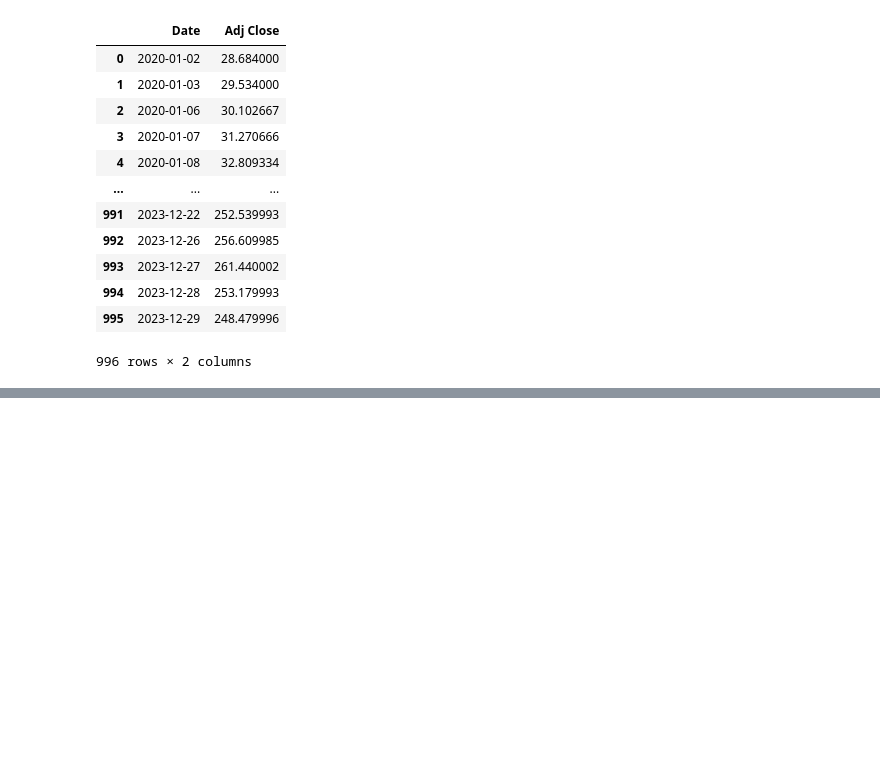
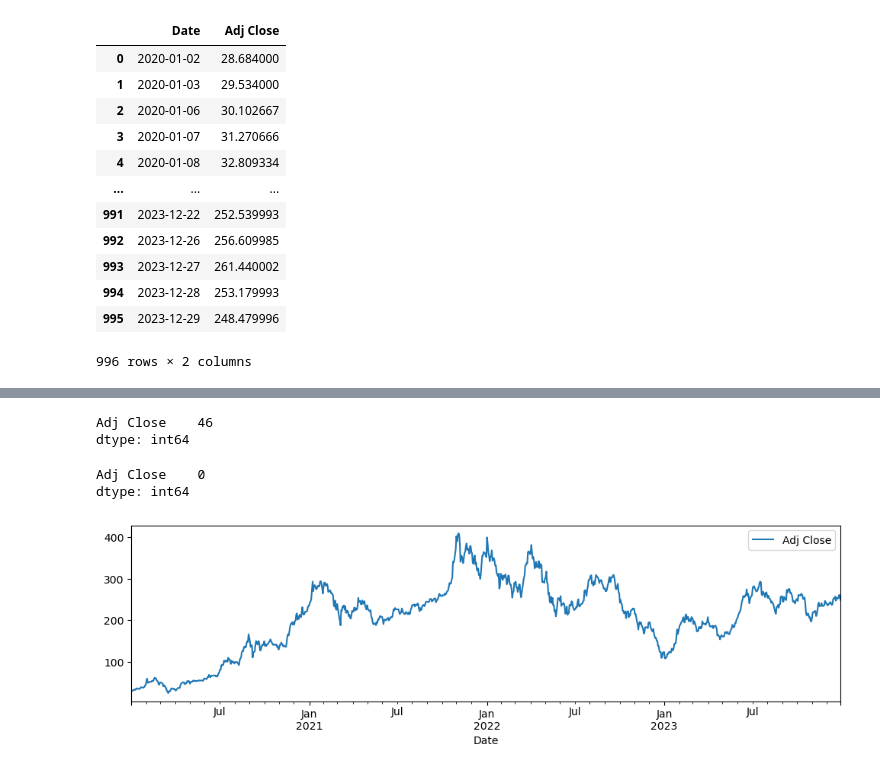
Before and after one commit to donmarcolaureano/tesla_ticker, a Jupyter notebook: tesla_notebook.ipynb, the cells around one changed output, grey strips where cells are left out. Saved outputs shown, nothing was run; the diff lists cells and outputs as text; code cells hidden in the pictures; blank space fills up the shorter version.

```diff
--- a/tesla_notebook.ipynb
+++ b/tesla_notebook.ipynb
@@ -277,3 +277,6 @@ tesla_adj_close
 | 994 | 2023-12-28 | 253.179993 |
 | 995 | 2023-12-29 | 248.479996 |
 996 rows × 2 columns
+# %%
+tesla_adj_close['Date'] = pd.to_datetime(tesla_adj_close['Date'])
+tesla_adj_close
@@ -279,0 +297,3 @@ tesla_adj_close
+# %%
+tesla_adj_close = tesla_adj_close.set_index('Date')
+tesla_adj_close.index
@@ -279,0 +309,18 @@ tesla_adj_close
+# %%
+tesla_adj_close = tesla_adj_close.resample('B').asfreq()
+# %%
+tesla_adj_close.isna().sum()
+# %% [output]
+Adj Close    46
+dtype: int64
+# %%
+tesla_adj_close = tesla_adj_close.fillna(method = 'ffill')
+# %%
+tesla_adj_close.isna().sum()
+# %% [output]
+Adj Close    0
+dtype: int64
+# %%
+tesla_adj_close.plot();
+# %% [output]
+[figure, added]
```
Also changed, not shown: parts of 2 cells of this notebook.
